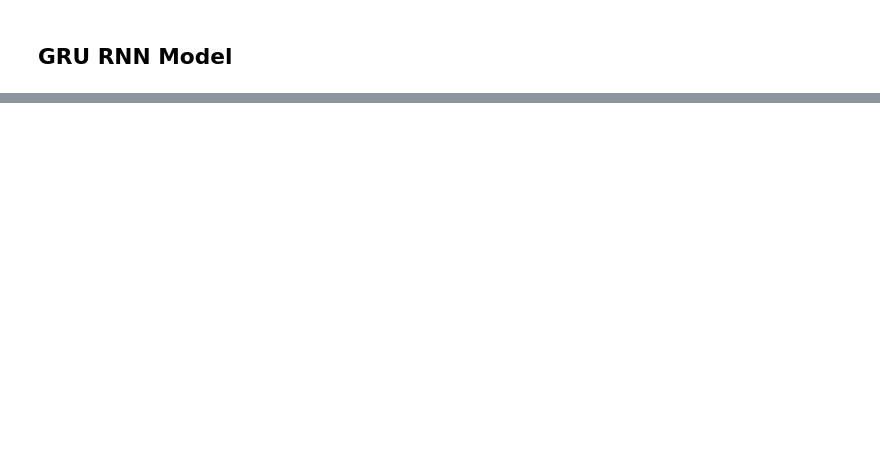
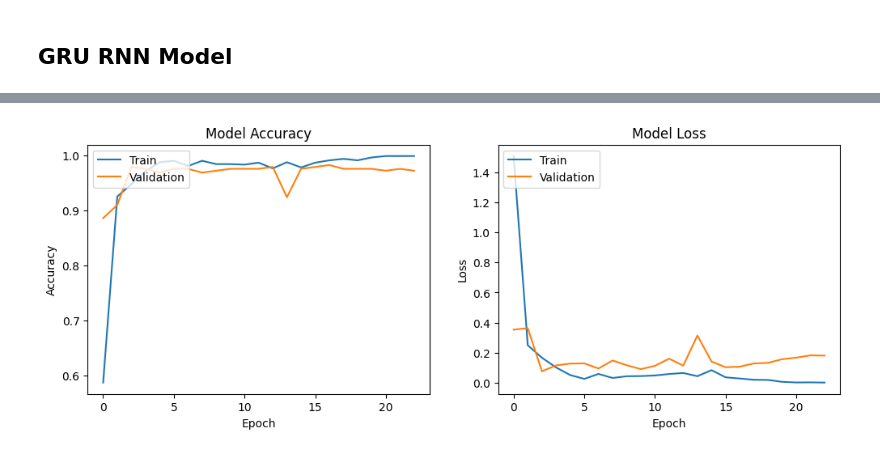
Before and after one commit to Svanzi/Tennis-Shot-Recognition, a Jupyter notebook: Shot_Classification.ipynb, the cells around one changed output, grey strips where cells are left out. Cells and saved outputs as stored; diff of their text form; code cells hidden in the pictures; blank space fills up the shorter version.

Commit message:
Upload Shot_Classification.ipynb with TCN

```diff
--- a/Shot_Classification.ipynb
+++ b/Shot_Classification.ipynb
@@ -602,0 +668,84 @@ Model: "functional_2"
+# %%
+model = create_tcn_network()
+
+print("\n=================================================\n")
+print("\n\t\tModel created\n")
+print("\n=================================================\n")
+
+model.summary()
+
+model.compile(
+    optimizer="adam",
+    loss="categorical_crossentropy",
+    metrics=["accuracy"]
+    )
+
+checkpointer = ModelCheckpoint(
+  filepath="weights_TCN.keras",
+  verbose=1,
+  save_best_only=True,
+  monitor='val_loss'
+  )
+
+print("\n\t\tCheckpointer defined\n")
+
+early_stopper = EarlyStopping(
+  monitor = 'val_loss',
+  patience = 20,
+  verbose = False,
+  restore_best_weights = True
+  )
+
+print("\n\t\tEarly stopper defined\n")
+
+print("\n=================================================\n")
+print("\n\t\tStarting fitting process\n")
+print("\n=================================================\n")
+
+history = model.fit(
+  [Xla_tr, Xra_tr, Xt_tr, Xll_tr, Xrl_tr], y_tr,
+  validation_data = ([Xla_te, Xra_te, Xt_te, Xll_te, Xrl_te], y_te),
+  epochs = 100,
+  batch_size = 32,
+  verbose=1,
+  callbacks=[checkpointer, early_stopper],
+  class_weight=class_weights_dict
+  )
+
+
+results = model.evaluate(
+  [Xla_te, Xra_te, Xt_te, Xrl_te, Xll_te],
+  y_te,
+  return_dict=True
+  )
+
+print("\n\t\tEvaluation done\n")
+
+print("\n=================================================\n")
+print("\n\t\tResults\n")
+print("\n=================================================\n")
+
+plot_history(history)
+
+print(results)
+
+model_file_path = "/content/drive/MyDrive/University/Deep/Tennis-Shot-Recognition/"
+
+model.save(model_file_path + "Shot_Classification_TCN.keras")
+
+print("\n\t\tModel saved\n")
+
+print("\n=================================================\n")
+print("\n\t\tConfusion matrix\n")
+print("\n=================================================\n")
+
+%matplotlib inline
+
+cm = confusion_matrix(y_true=np.argmax(y_te, axis=1), y_pred=np.argmax(model.predict([Xla_te, Xra_te, Xt_te, Xrl_te, Xll_te]), axis=1))
+df_cm = pd.DataFrame(cm, index=le.classes_, columns=le.classes_)
+plt.figure(figsize=(10,10))
+sn.heatmap(df_cm, annot=True, cmap='Blues', fmt='.4g')
+plt.xlabel('Predicted Label', fontsize=20)
+plt.ylabel('True Label', fontsize=20)
+plt.show()
+# %% [output]
@@ -602,0 +797 @@ Model: "functional_2"
+[figure, added]
```
Also changed, not shown: parts of 12 cells of this notebook.
